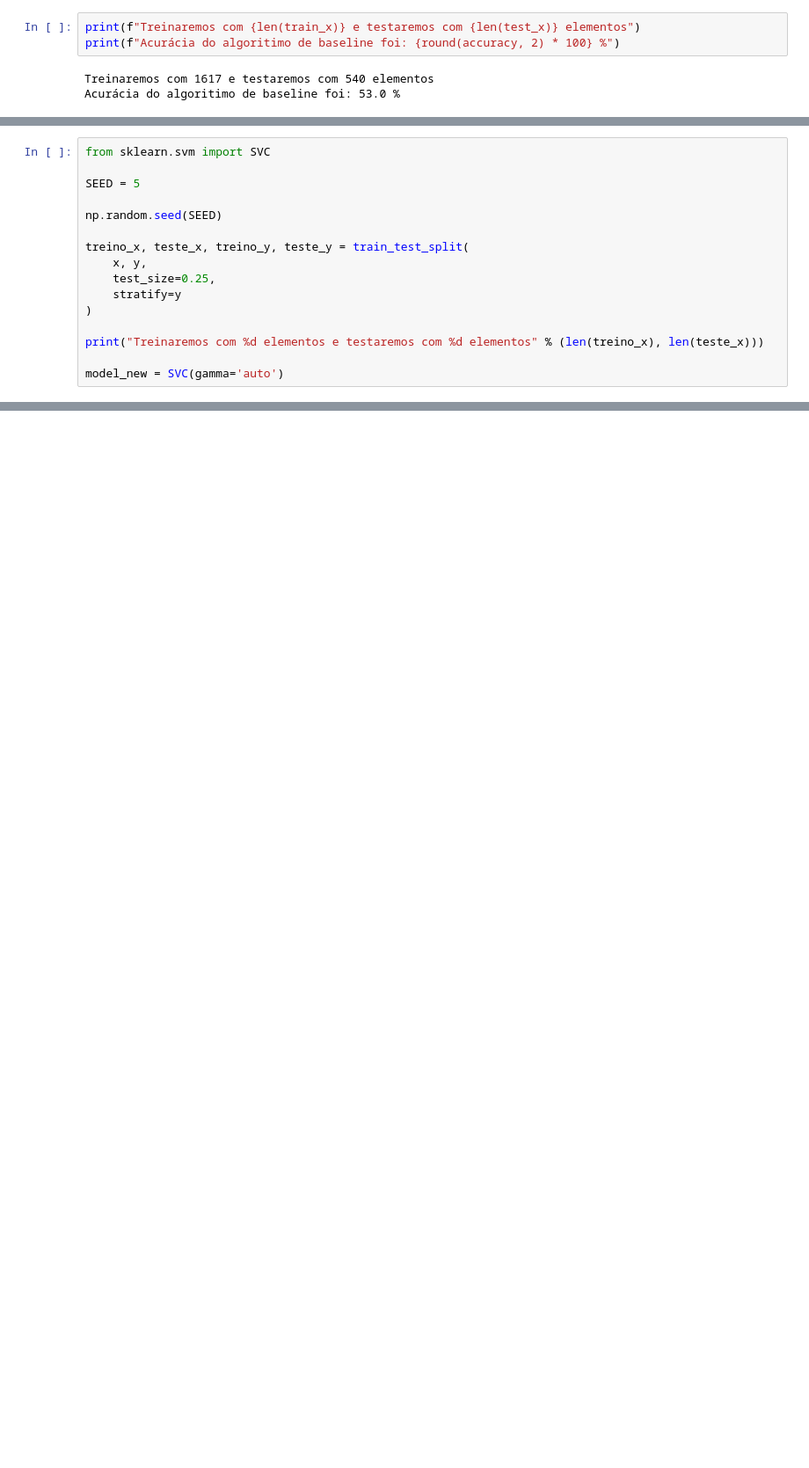
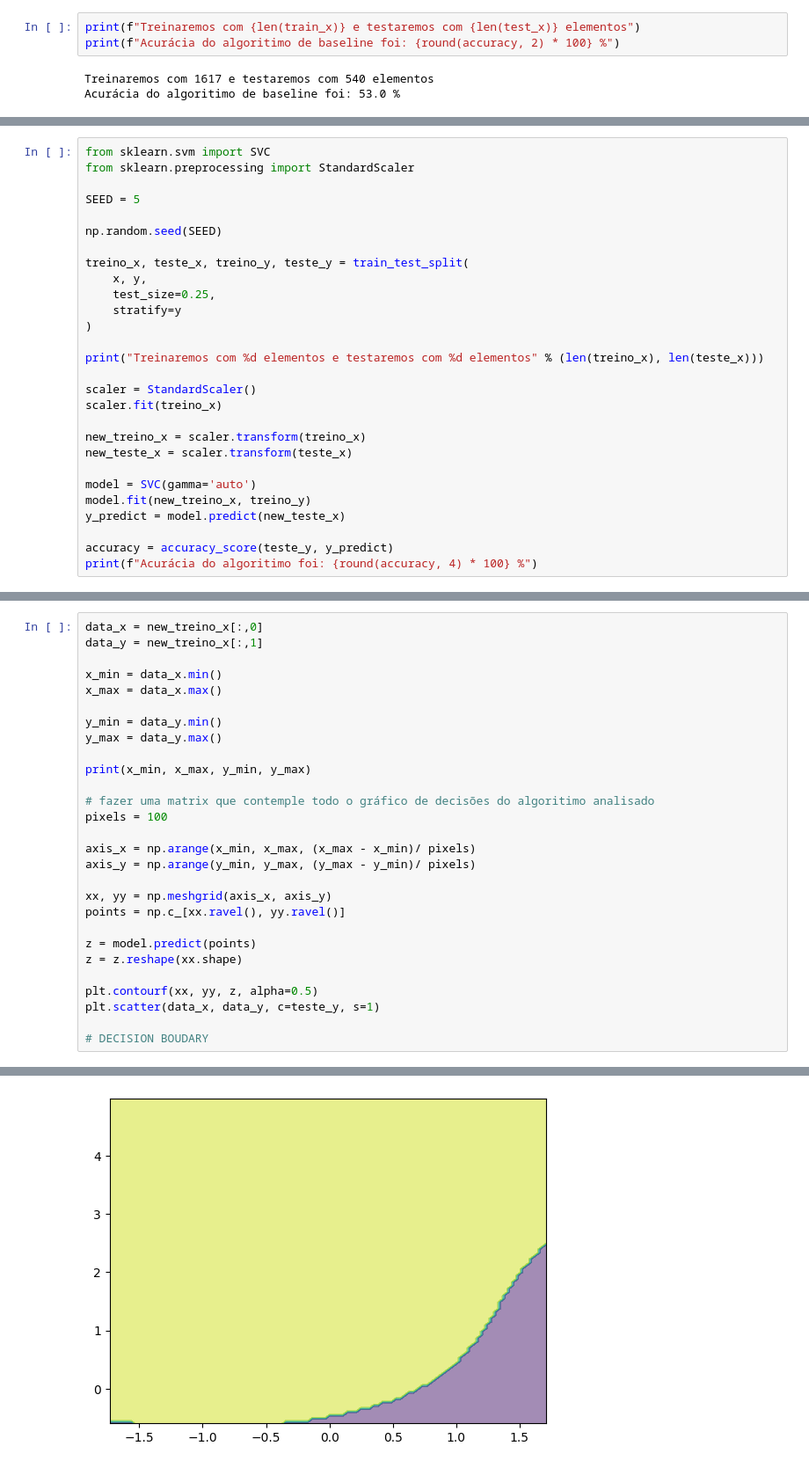
Before and after one commit to RaphaelfsOliveira/MachineLearning, a Jupyter notebook: Notebooks/testando_em_duas_dimensoes.ipynb, the cells around one changed output, grey strips where cells are left out. Shown at 88% size. Drawn from its saved outputs; the diff is of its cells as text; blank space fills up the shorter version.

```diff
--- a/Notebooks/testando_em_duas_dimensoes.ipynb
+++ b/Notebooks/testando_em_duas_dimensoes.ipynb
@@ -145,5 +134,6 @@ plt.scatter(test_x.expected_hours, test_x.price, c=test_y, s=1)
 # %%
 from sklearn.svm import SVC
+from sklearn.preprocessing import StandardScaler
 
 SEED = 5
 
@@ -157,6 +147,17 @@ treino_x, teste_x, treino_y, teste_y = train_test_split(
 
 print("Treinaremos com %d elementos e testaremos com %d elementos" % (len(treino_x), len(teste_x)))
 
-model_new = SVC(gamma='auto')
+scaler = StandardScaler()
+scaler.fit(treino_x)
+
+new_treino_x = scaler.transform(treino_x)
+new_teste_x = scaler.transform(teste_x)
+
+model = SVC(gamma='auto')
+model.fit(new_treino_x, treino_y)
+y_predict = model.predict(new_teste_x)
+
+accuracy = accuracy_score(teste_y, y_predict)
+print(f"Acurácia do algoritimo foi: {round(accuracy, 4) * 100} %")
 # %% [output]
 Treinaremos com 1617 elementos e testaremos com 540 elementos
@@ -162,0 +165,29 @@ Treinaremos com 1617 elementos e testaremos com 540 elementos
+# %%
+data_x = new_treino_x[:,0]
+data_y = new_treino_x[:,1]
+
+x_min = data_x.min()
+x_max = data_x.max()
+
+y_min = data_y.min()
+y_max = data_y.max()
+
+print(x_min, x_max, y_min, y_max)
+
+# fazer uma matrix que contemple todo o gráfico de decisões do algoritimo analisado
+pixels = 100
+
+axis_x = np.arange(x_min, x_max, (x_max - x_min)/ pixels)
+axis_y = np.arange(y_min, y_max, (y_max - y_min)/ pixels)
+
+xx, yy = np.meshgrid(axis_x, axis_y)
+points = np.c_[xx.ravel(), yy.ravel()]
+
+z = model.predict(points)
+z = z.reshape(xx.shape)
+
+plt.contourf(xx, yy, z, alpha=0.5)
+plt.scatter(data_x, data_y, c=teste_y, s=1)
+
+# DECISION BOUDARY
+# %% [output]
@@ -162,0 +196 @@ Treinaremos com 1617 elementos e testaremos com 540 elementos
+[figure, added]
```
Also changed, not shown: parts of 10 cells of this notebook.
